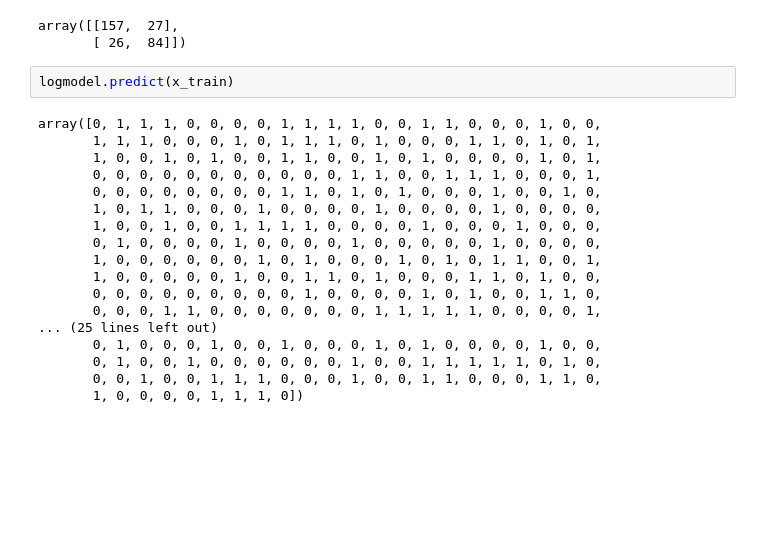
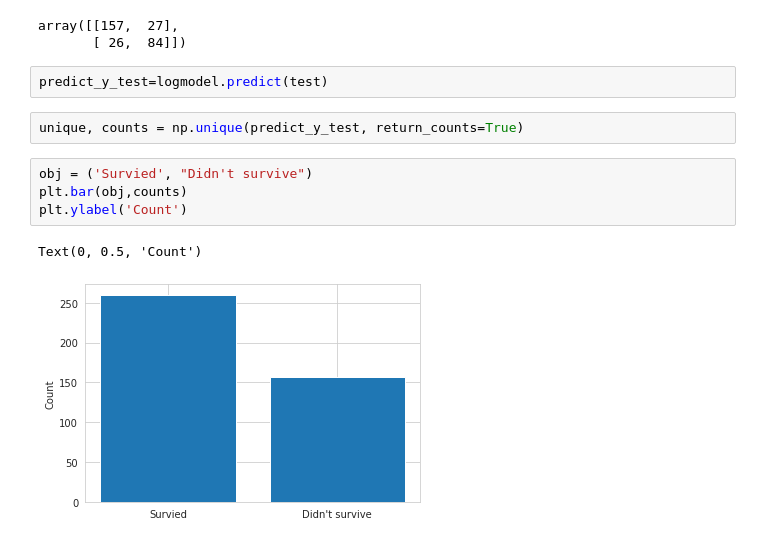
Before and after one commit to subhrapaladhi/Machine-Learning-Practice, a Jupyter notebook: Logistic Regression/Titanic Data prediction.ipynb, the cells around one changed output. Drawn from its saved outputs; the diff is of its cells as text; blank space fills up the shorter version.

Commit message:
visualizing results

```diff
--- a/Logistic Regression/Titanic Data prediction.ipynb
+++ b/Logistic Regression/Titanic Data prediction.ipynb
@@ -348,23 +348,14 @@ confusion_matrix(y_test,predictions)
 # %% [output]
 array([[157,  27],
        [ 26,  84]])
-# %%
-logmodel.predict(x_train)
-# %% [output]
-array([0, 1, 1, 1, 0, 0, 0, 0, 1, 1, 1, 1, 0, 0, 1, 1, 0, 0, 0, 1, 0, 0,
-       1, 1, 1, 0, 0, 0, 1, 0, 1, 1, 1, 0, 1, 0, 0, 0, 1, 1, 0, 1, 0, 1,
-       1, 0, 0, 1, 0, 1, 0, 0, 1, 1, 0, 0, 1, 0, 1, 0, 0, 0, 0, 1, 0, 1,
-       0, 0, 0, 0, 0, 0, 0, 0, 0, 0, 0, 1, 1, 0, 0, 1, 1, 1, 0, 0, 0, 1,
-       0, 0, 0, 0, 0, 0, 0, 0, 1, 1, 0, 1, 0, 1, 0, 0, 0, 1, 0, 0, 1, 0,
-       1, 0, 1, 1, 0, 0, 0, 1, 0, 0, 0, 0, 1, 0, 0, 0, 0, 1, 0, 0, 0, 0,
-       1, 0, 0, 1, 0, 0, 1, 1, 1, 1, 0, 0, 0, 0, 1, 0, 0, 0, 1, 0, 0, 0,
-       0, 1, 0, 0, 0, 0, 1, 0, 0, 0, 0, 1, 0, 0, 0, 0, 0, 1, 0, 0, 0, 0,
-       1, 0, 0, 0, 0, 0, 0, 1, 0, 1, 0, 0, 0, 1, 0, 1, 0, 1, 1, 0, 0, 1,
-       1, 0, 0, 0, 0, 0, 1, 0, 0, 1, 1, 0, 1, 0, 0, 0, 1, 1, 0, 1, 0, 0,
-       0, 0, 0, 0, 0, 0, 0, 0, 0, 1, 0, 0, 0, 0, 1, 0, 1, 0, 0, 1, 1, 0,
-       0, 0, 0, 1, 1, 0, 0, 0, 0, 0, 0, 0, 1, 1, 1, 1, 1, 0, 0, 0, 0, 1,
-... (25 lines left out)
-       0, 1, 0, 0, 0, 1, 0, 0, 1, 0, 0, 0, 1, 0, 1, 0, 0, 0, 0, 1, 0, 0,
-       0, 1, 0, 0, 1, 0, 0, 0, 0, 0, 0, 1, 0, 0, 1, 1, 1, 1, 1, 0, 1, 0,
-       0, 0, 1, 0, 0, 1, 1, 1, 0, 0, 0, 1, 0, 0, 1, 1, 0, 0, 0, 1, 1, 0,
-       1, 0, 0, 0, 0, 1, 1, 1, 0])
+# %%
+predict_y_test=logmodel.predict(test)
+# %%
+unique, counts = np.unique(predict_y_test, return_counts=True)
+# %%
+obj = ('Survied', "Didn't survive")
+plt.bar(obj,counts)
+plt.ylabel('Count')
+# %% [output]
+Text(0, 0.5, 'Count')
+[figure, added]
```
Also changed, not shown: parts of 1 cell of this notebook.
